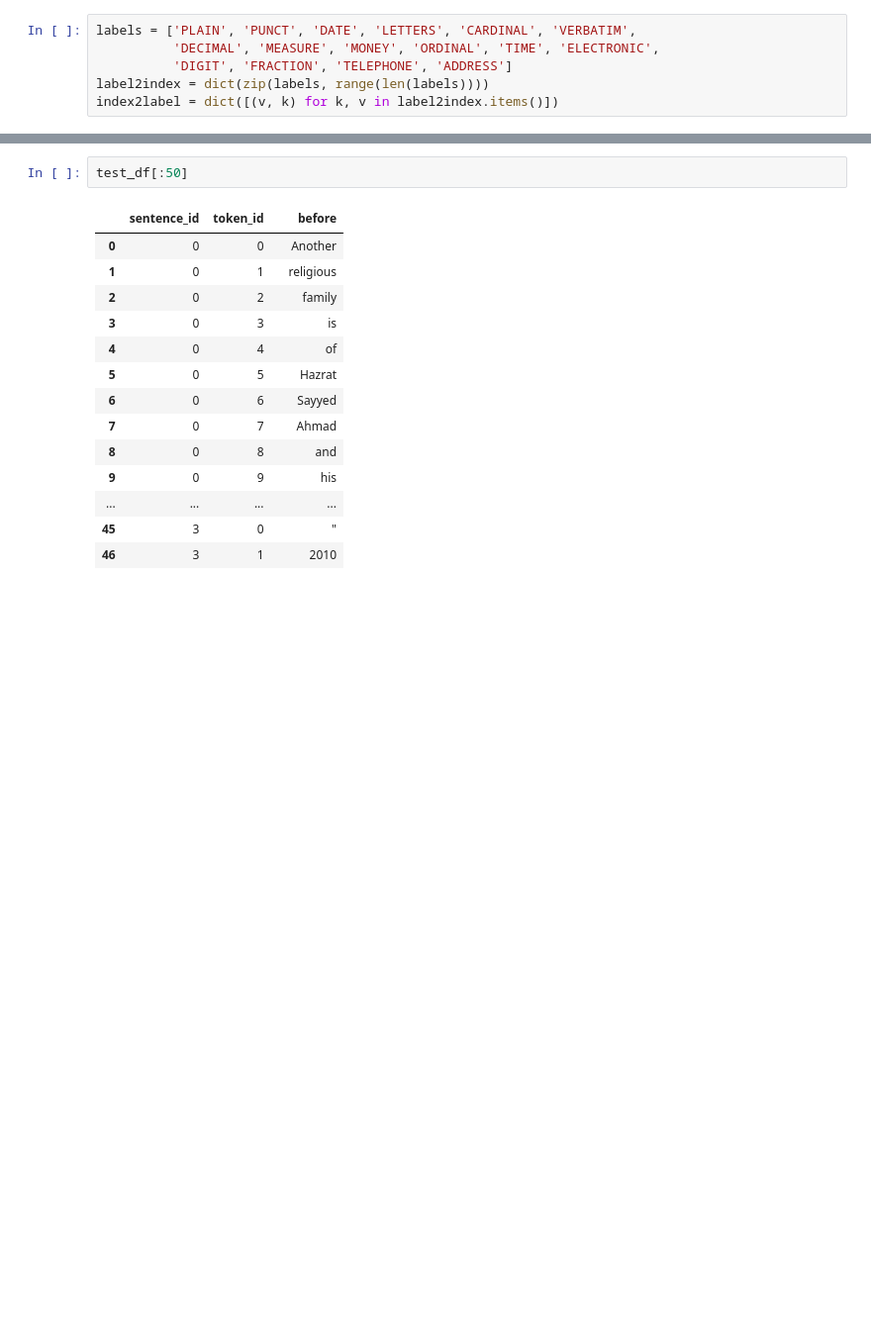
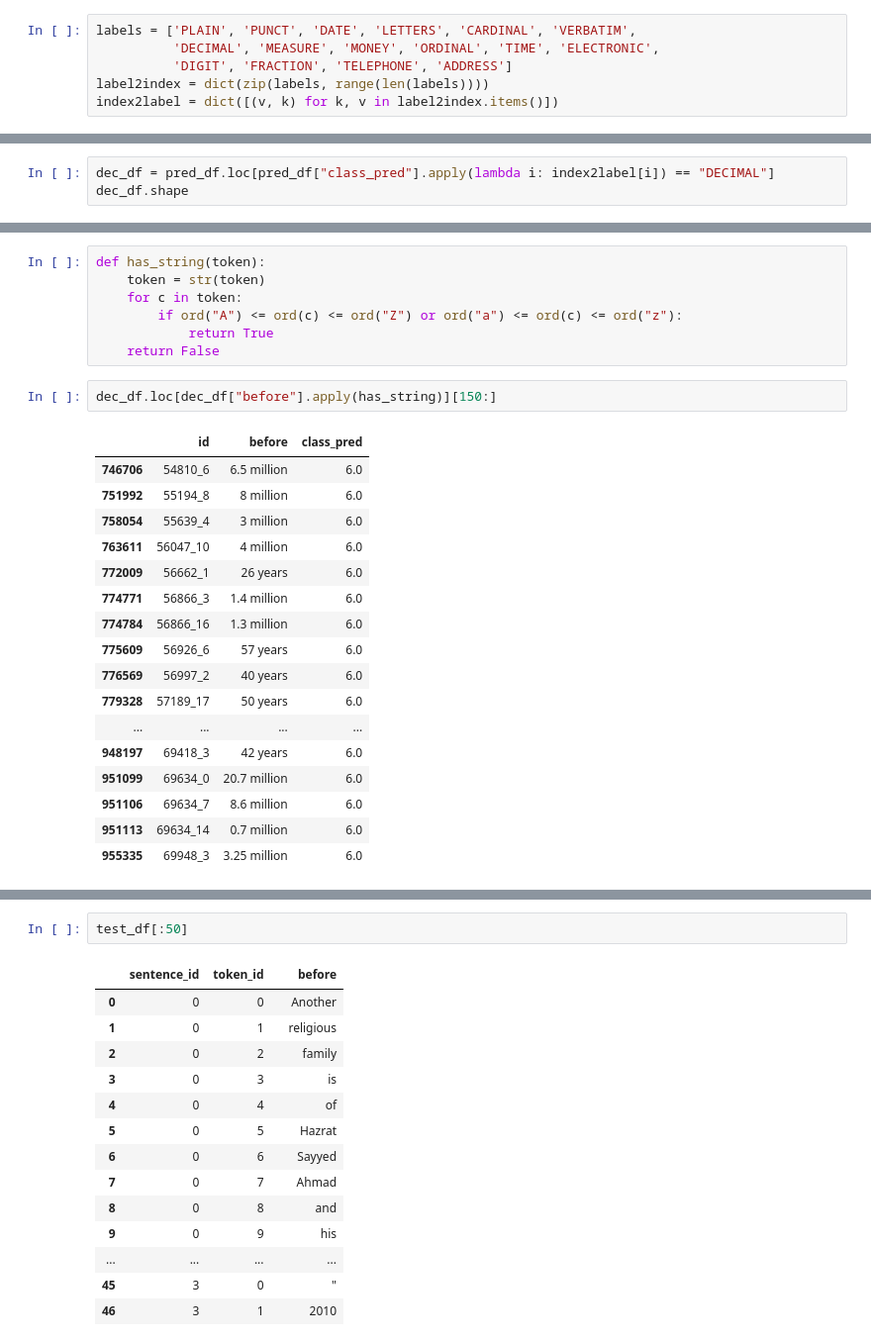
Before and after one commit to applenob/text_normalization, a Jupyter notebook: notebooks/class_pred_check.ipynb, the cells around one changed output, grey strips where cells are left out. Shown: that part at 99% size. Cells and saved outputs as stored; diff of their text form; blank space fills up the shorter version.

```diff
--- a/notebooks/class_pred_check.ipynb
+++ b/notebooks/class_pred_check.ipynb
@@ -35,3 +45,6 @@ pred_df["class_pred"].value_counts()
 13.0       106
 15.0        62
 Name: class_pred, dtype: int64
+# %%
+dec_df = pred_df.loc[pred_df["class_pred"].apply(lambda i: index2label[i]) == "DECIMAL"]
+dec_df.shape
@@ -37,0 +61,27 @@ Name: class_pred, dtype: int64
+# %%
+def has_string(token):
+    token = str(token)
+    for c in token:
+        if ord("A") <= ord(c) <= ord("Z") or ord("a") <= ord(c) <= ord("z"):
+            return True
+    return False
+# %%
+dec_df.loc[dec_df["before"].apply(has_string)][150:]
+# %% [output]
+|  | id | before | class_pred |
+| 746706 | 54810_6 | 6.5 million | 6.0 |
+| 751992 | 55194_8 | 8 million | 6.0 |
+| 758054 | 55639_4 | 3 million | 6.0 |
+| 763611 | 56047_10 | 4 million | 6.0 |
+| 772009 | 56662_1 | 26 years | 6.0 |
+| 774771 | 56866_3 | 1.4 million | 6.0 |
+| 774784 | 56866_16 | 1.3 million | 6.0 |
+| 775609 | 56926_6 | 57 years | 6.0 |
+| 776569 | 56997_2 | 40 years | 6.0 |
+| 779328 | 57189_17 | 50 years | 6.0 |
+| ... | ... | ... | ... |
+| 948197 | 69418_3 | 42 years | 6.0 |
+| 951099 | 69634_0 | 20.7 million | 6.0 |
+| 951106 | 69634_7 | 8.6 million | 6.0 |
+| 951113 | 69634_14 | 0.7 million | 6.0 |
+| 955335 | 69948_3 | 3.25 million | 6.0 |
```
Also changed, not shown: parts of 11 cells of this notebook, 32 other files.
